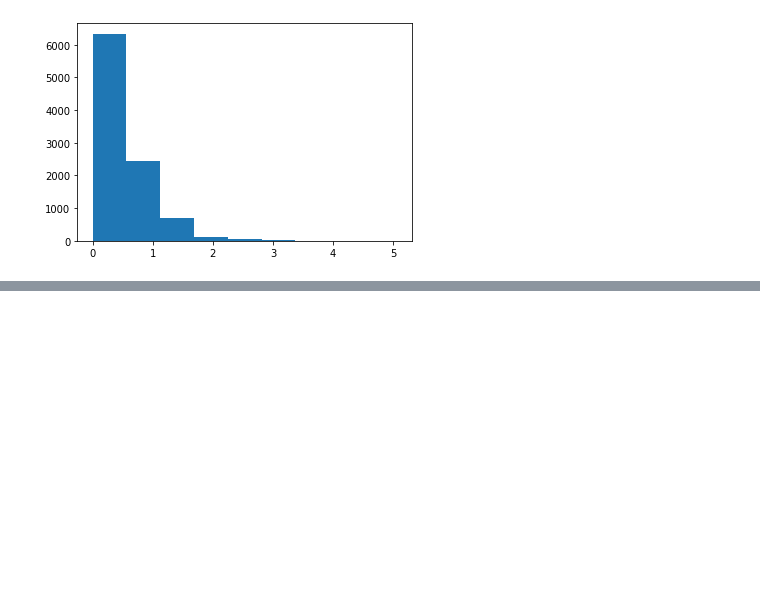
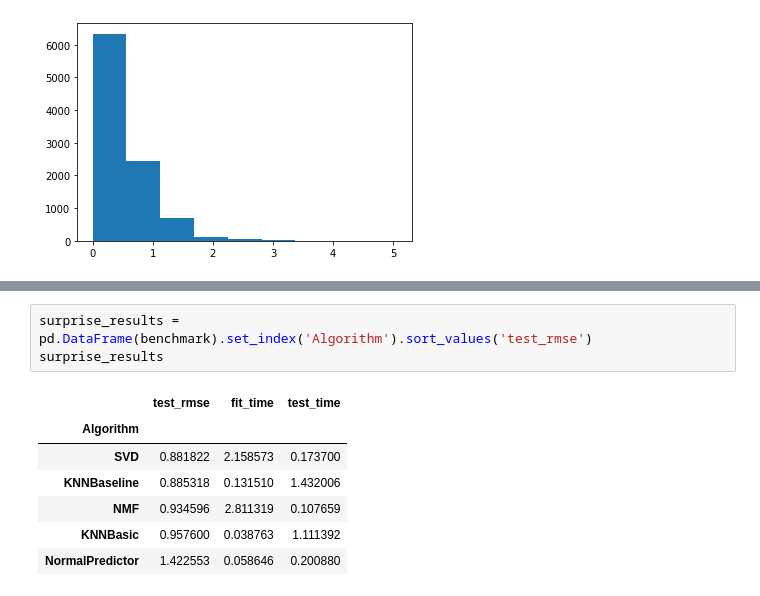
Before and after one commit to zhz03/ECE219_data_mining_project, a Jupyter notebook: Project_3/Project3_sp.ipynb, the cells around one changed output, grey strips where cells are left out. Cells and saved outputs as stored; diff of their text form; blank space fills up the shorter version.

```diff
--- a/Project_3/Project3_sp.ipynb
+++ b/Project_3/Project3_sp.ipynb
@@ -71,0 +137,11 @@ plt.hist(R_var, bins = 9)
+# %%
+surprise_results = pd.DataFrame(benchmark).set_index('Algorithm').sort_values('test_rmse')
+surprise_results
+# %% [output]
+|  | test_rmse | fit_time | test_time |
+| Algorithm |  |  |  |
+| SVD | 0.881822 | 2.158573 | 0.173700 |
+| KNNBaseline | 0.885318 | 0.131510 | 1.432006 |
+| NMF | 0.934596 | 2.811319 | 0.107659 |
+| KNNBasic | 0.957600 | 0.038763 | 1.111392 |
+| NormalPredictor | 1.422553 | 0.058646 | 0.200880 |
```
Also changed, not shown: parts of 6 cells of this notebook, 2 other files.
